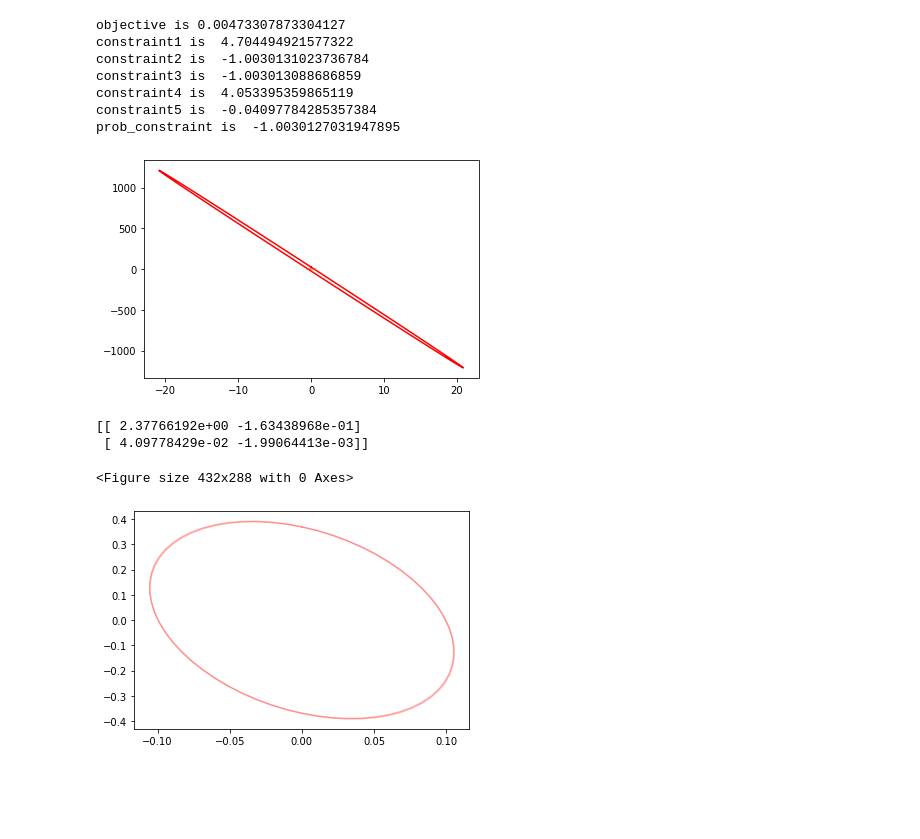
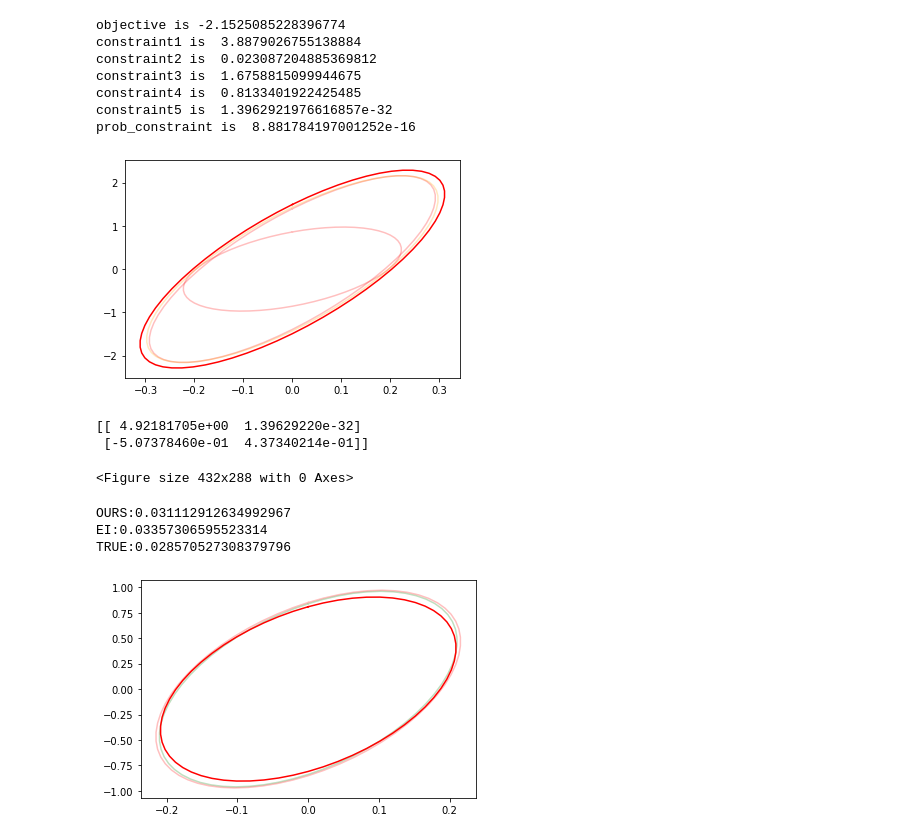
Before and after one commit to Aryan-Naveen/AFRL_dataFusion, a Jupyter notebook: Optimization.ipynb, the cells around one changed output. Drawn from its saved outputs; the diff is of its cells as text; code cells hidden in the pictures; blank space fills up the shorter version.

```diff
--- a/Optimization.ipynb
+++ b/Optimization.ipynb
@@ -115,10 +150,10 @@ con1 = {'type': 'ineq', 'fun': constraint1}
 con2 = {'type': 'ineq', 'fun': constraint2}
 con3 = {'type': 'ineq', 'fun': constraint3}
 con4 = {'type': 'ineq', 'fun': constraint4}
-con5 = {'type': 'ineq', 'fun': prob_constraint}
-con6 = {'type': 'ineq', 'fun': constraint5}
+con5 = {'type': 'eq', 'fun': prob_constraint}
+con6 = {'type': 'eq', 'fun': constraint5}
 cons = [con1, con2, con3, con4, con5, con6]
 # %%
-S_0 = (np.linalg.cholesky(inv(mutual_covariance(C_a, C_b))).T).reshape(4, )
+S_0 = 0.2*(np.linalg.cholesky(inv(mutual_covariance(C_a, C_b))).T).reshape(4, )
 print(S_0)
 # %% [output]
@@ -148,3 +179,3 @@ prob_constraint is  231327649430399.3
 # %%
-sol = minimize(objective, S_0, method='COBYLA', constraints=cons)
+sol = minimize(objective, S_0, method='trust-constr', constraints=cons)
 # %% [output]
@@ -179,46 +204,53 @@ print(sol)
 S = sol.x.reshape(2,2)
 # %%
 S = sol.x
-S = S.reshape(2, 2)
+S = S.reshape(2, 2).T
 
 C_c = inv(S.T) @ inv(S)
 
 print ('objective is',objective(sol.x))
 print ('constraint1 is ',constraint1(sol.x))
 print ('constraint2 is ',constraint2(sol.x))
 print ('constraint3 is ',constraint3(sol.x))
 print ('constraint4 is ',constraint4(sol.x))
 print ('constraint5 is ',constraint5(sol.x))
 print ('prob_constraint is ',prob_constraint(sol.x))
 
 ax = plt.axes()
 plot_ellipse(C_c, ax, alpha_val=1)
 plot_ellipse(C_a, ax)
 plot_ellipse(C_b, ax)
 plot_ellipse(mutual_covariance(C_a, C_b), ax, color_def='orange')
 plt.show()
 plt.cla()
 plt.clf()
 
 print(S)
 # %% [output]
-objective is 0.00473307873304127
-constraint1 is  4.704494921577322
-constraint2 is  -1.0030131023736784
-constraint3 is  -1.003013088686859
-constraint4 is  4.053395359865119
-constraint5 is  -0.04097784285357384
-prob_constraint is  -1.0030127031947895
+objective is -2.1525085228396774
+constraint1 is  3.8879026755138884
+constraint2 is  0.023087204885369812
+constraint3 is  1.6758815099944675
+constraint4 is  0.8133401922425485
+constraint5 is  1.3962921976616857e-32
+prob_constraint is  8.881784197001252e-16
-[figure, old version]
+[figure, new version]
-[[ 2.37766192e+00 -1.63438968e-01]
- [ 4.09778429e-02 -1.99064413e-03]]
+[[ 4.92181705e+00  1.39629220e-32]
+ [-5.07378460e-01  4.37340214e-01]]
 <Figure size 432x288 with 0 Axes>
 # %%
 ax = plt.axes()
 fus_PC = inv(inv(C_a) + inv(C_b) - inv(C_c))
 fus_EI = inv(inv(C_a) + inv(C_b) - inv(mutual_covariance(C_a, C_b)))
-plot_ellipse(fus_PC, ax)
+plot_ellipse(fus_PC, ax, color_def="green")
 plot_ellipse(fus_EI, ax)
+plot_ellipse(C_fus, ax, alpha_val=1)
+print("OURS:" + str(LA.det(fus_PC)))
+print("EI:" + str(LA.det(fus_EI)))
+print("TRUE:" + str(LA.det(C_fus)))
 plt.show()
 # %% [output]
+OURS:0.031112912634992967
+EI:0.03357306595523314
+TRUE:0.028570527308379796
-[figure, old version]
+[figure, new version]
```
Also changed, not shown: parts of 7 cells of this notebook.
